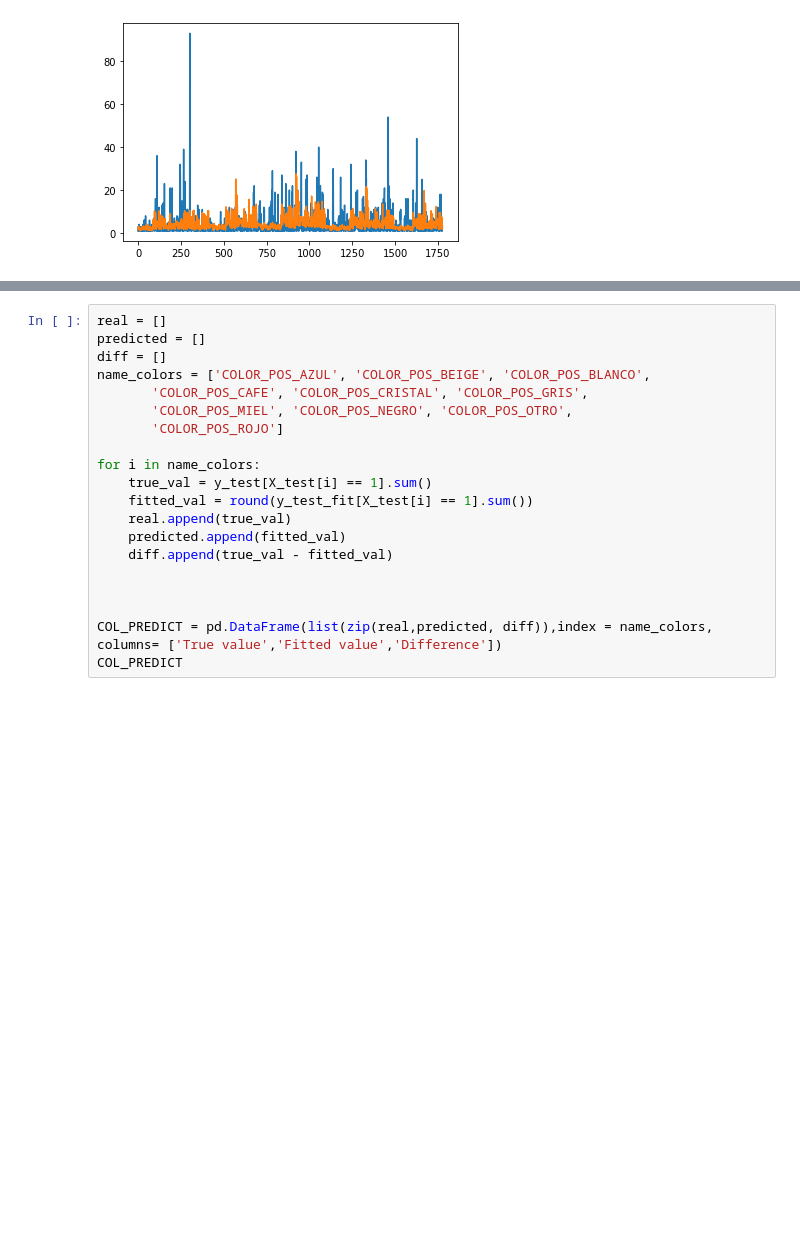
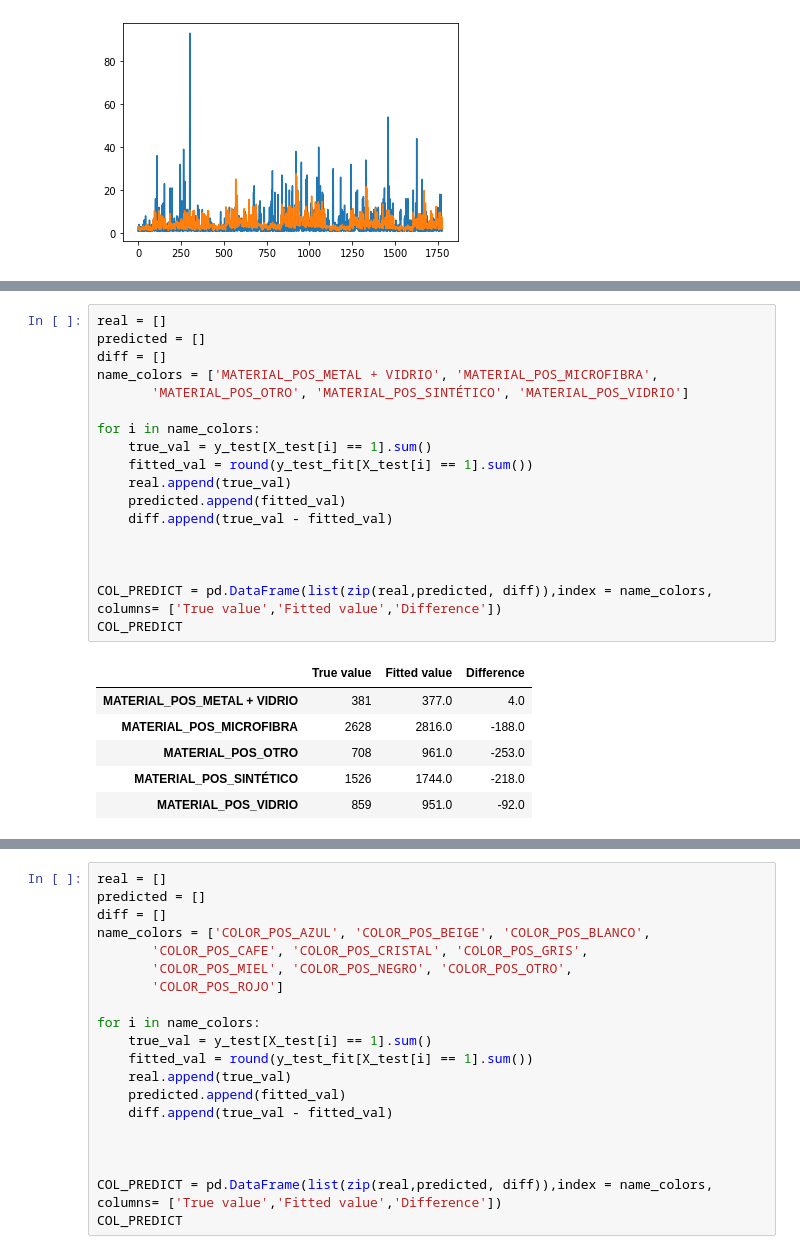
Before and after one commit to JuanMaVelezPa/DS4A_Project, a Jupyter notebook: modelo_NN.ipynb, the cells around one changed output, grey strips where cells are left out. Cells and saved outputs as stored; diff of their text form; blank space fills up the shorter version.

```diff
--- a/modelo_NN.ipynb
+++ b/modelo_NN.ipynb
@@ -359,0 +398,25 @@ plt.show()
+# %%
+real = []
+predicted = []
+diff = []
+name_colors = ['MATERIAL_POS_METAL + VIDRIO', 'MATERIAL_POS_MICROFIBRA',
+       'MATERIAL_POS_OTRO', 'MATERIAL_POS_SINTÉTICO', 'MATERIAL_POS_VIDRIO']
+
+for i in name_colors:
+    true_val = y_test[X_test[i] == 1].sum()
+    fitted_val = round(y_test_fit[X_test[i] == 1].sum())
+    real.append(true_val)
+    predicted.append(fitted_val)
+    diff.append(true_val - fitted_val)
+
+
+
+COL_PREDICT = pd.DataFrame(list(zip(real,predicted, diff)),index = name_colors, columns= ['True value','Fitted value','Difference'])
+COL_PREDICT
+# %% [output]
+|  | True value | Fitted value | Difference |
+| MATERIAL_POS_METAL + VIDRIO | 381 | 377.0 | 4.0 |
+| MATERIAL_POS_MICROFIBRA | 2628 | 2816.0 | -188.0 |
+| MATERIAL_POS_OTRO | 708 | 961.0 | -253.0 |
+| MATERIAL_POS_SINTÉTICO | 1526 | 1744.0 | -218.0 |
+| MATERIAL_POS_VIDRIO | 859 | 951.0 | -92.0 |
```
Also changed, not shown: parts of 4 cells of this notebook.
